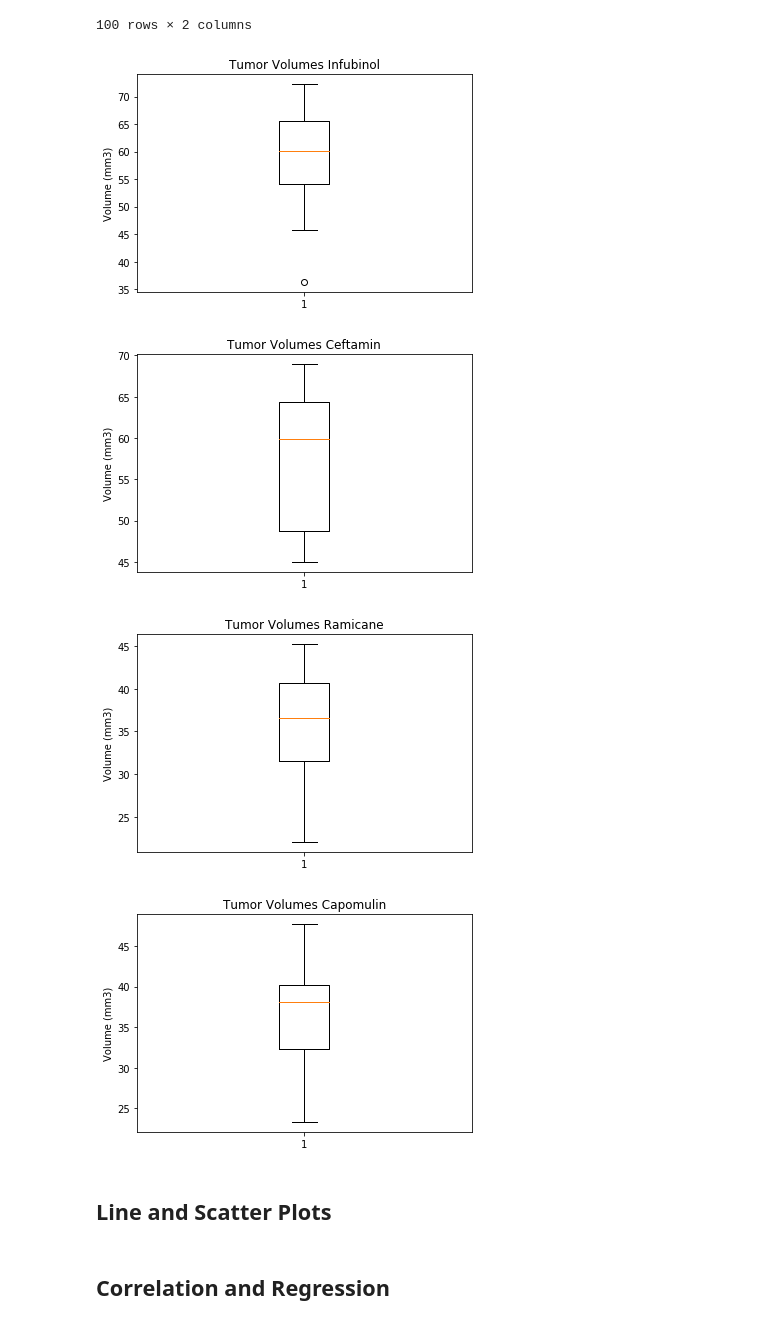
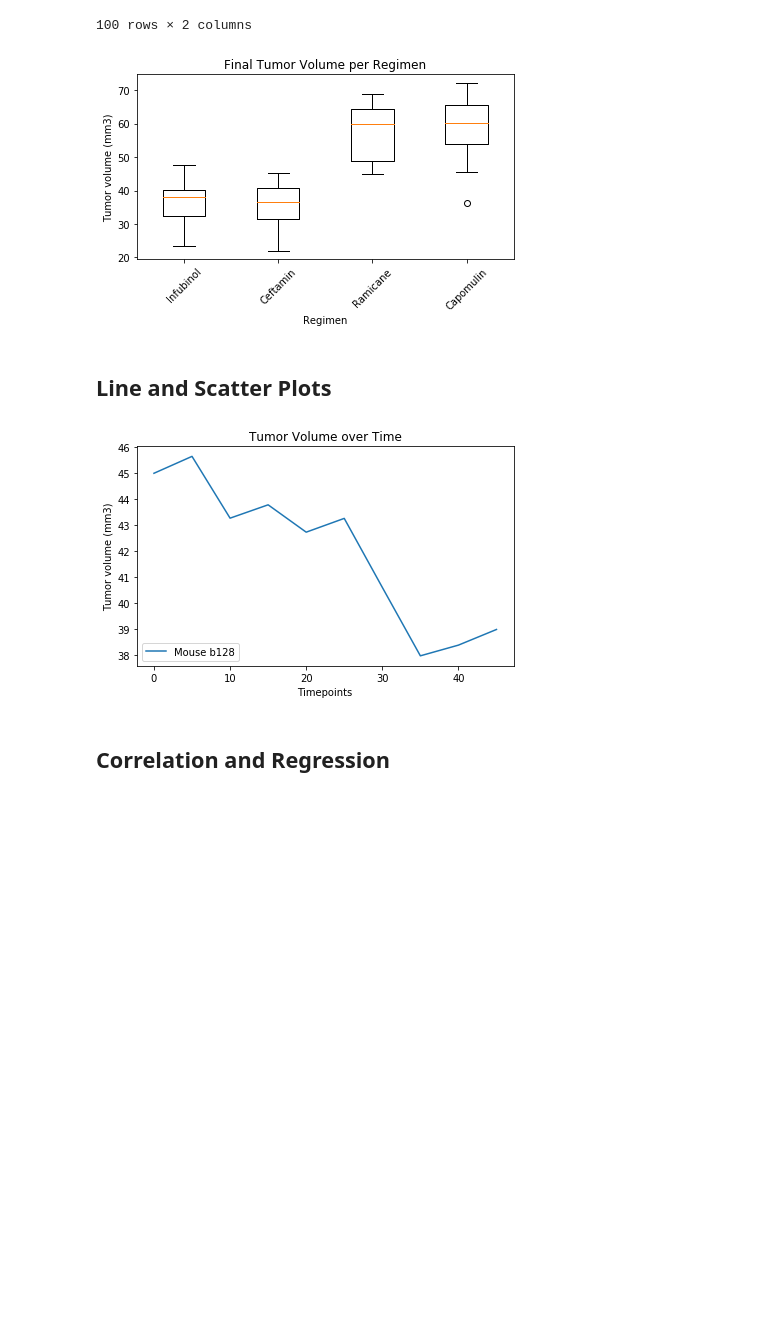
Before and after one commit to JDICKENSON91/Matplotlib_challenge, a Jupyter notebook: pymaceuticals.ipynb, the cells around one changed output. Drawn from its saved outputs; the diff is of its cells as text; code cells hidden in the pictures; blank space fills up the shorter version.

Commit message:
Updated Charts

```diff
--- a/pymaceuticals.ipynb
+++ b/pymaceuticals.ipynb
@@ -280,39 +280,31 @@ includedtreatments
 # %%
 # Generate a box plot of the final tumor volume of each mouse across four regimens of interest
 includedtreatments_infubinol = includedtreatments.drop(["Ceftamin","Ramicane","Capomulin"], axis=0)
 tumor_volumes_infubinol = includedtreatments_infubinol["Tumor Volume (mm3)"]
-fig1, ax1 = plt.subplots()
-ax1.set_title('Tumor Volumes Infubinol')
-ax1.set_ylabel('Volume (mm3)')
-ax1.boxplot(tumor_volumes_infubinol)
+
 
 includedtreatments_Ceftamin = includedtreatments.drop(["Infubinol","Ramicane","Capomulin"], axis=0)
 tumor_volumes_Ceftamin = includedtreatments_Ceftamin["Tumor Volume (mm3)"]
-fig1, ax1 = plt.subplots()
-ax1.set_title('Tumor Volumes Ceftamin')
-ax1.set_ylabel('Volume (mm3)')
-ax1.boxplot(tumor_volumes_Ceftamin)
-plt.show()
+
 
 includedtreatments_Ramicane = includedtreatments.drop(["Infubinol","Capomulin","Ceftamin"], axis=0)
 tumor_volumes_Ramicane = includedtreatments_Ramicane["Tumor Volume (mm3)"]
-fig1, ax1 = plt.subplots()
-ax1.set_title('Tumor Volumes Ramicane')
-ax1.set_ylabel('Volume (mm3)')
-ax1.boxplot(tumor_volumes_Ramicane)
-plt.show()
+
 
 includedtreatments_Capomulin = includedtreatments.drop(["Infubinol","Ramicane","Ceftamin"], axis=0)
 tumor_volumes_Capomulin = includedtreatments_Capomulin["Tumor Volume (mm3)"]
-fig1, ax1 = plt.subplots()
-ax1.set_title('Tumor Volumes Capomulin')
-ax1.set_ylabel('Volume (mm3)')
-ax1.boxplot(tumor_volumes_Capomulin)
-plt.show()
+
+
+dataplots = [tumor_volumes_Capomulin,tumor_volumes_Ramicane,tumor_volumes_Ceftamin,tumor_volumes_infubinol]
+fig, axs = plt.subplots()
+plt.title("Final Tumor Volume per Regimen")
+plt.xlabel("Regimen")
+plt.ylabel("Tumor volume (mm3)")
+plt.xticks(rotation=45)
+axs.boxplot(dataplots);
+plt.xticks([1, 2, 3, 4], ['Infubinol', 'Ceftamin', "Ramicane","Capomulin"])
+plt.tight_layout()
 # %% [output]
-[figure, old version]
+[figure, new version]
-[figure, removed]
-[figure, removed]
-[figure, removed]
 # %% [markdown]
 ## Line and Scatter Plots
@@ -321,3 +311,26 @@ plt.show()
+# %%
+# Generate a line plot of time point versus tumor volume for a mouse treated with Capomulin
+
+#Find a mouse treated with Capomulin
+merged_tumor_total_final
+Capomulin_mouse = merged_tumor_total_final.set_index("Drug Regimen")
+Capomulin_mouse = Capomulin_mouse.loc["Capomulin", "Mouse ID"]
+Capomulin_mouse
+
+#Picked b128
+
+Capomulin_mouse = cleaned_list.set_index("Mouse ID")
+Capomulin_mouse = pd.DataFrame(Capomulin_mouse.loc["b128", ["Timepoint","Tumor Volume (mm3)"]])
+Capomulin_mouse_x_axis = Capomulin_mouse["Timepoint"]
+Capomulin_mouse_volumes = Capomulin_mouse["Tumor Volume (mm3)"]
+plt.plot(Capomulin_mouse_x_axis, Capomulin_mouse_volumes, label="Mouse b128");
+plt.title("Tumor Volume over Time")
+plt.xlabel("Timepoints")
+plt.ylabel("Tumor volume (mm3)")
+plt.legend(loc="lower left")
+plt.tight_layout()
+# %% [output]
+[figure, added]
 # %%
 # Generate a scatter plot of mouse weight versus average tumor volume for the Capomulin regimen
 # %% [markdown]
```
Also changed, not shown: parts of 1 cell of this notebook.
